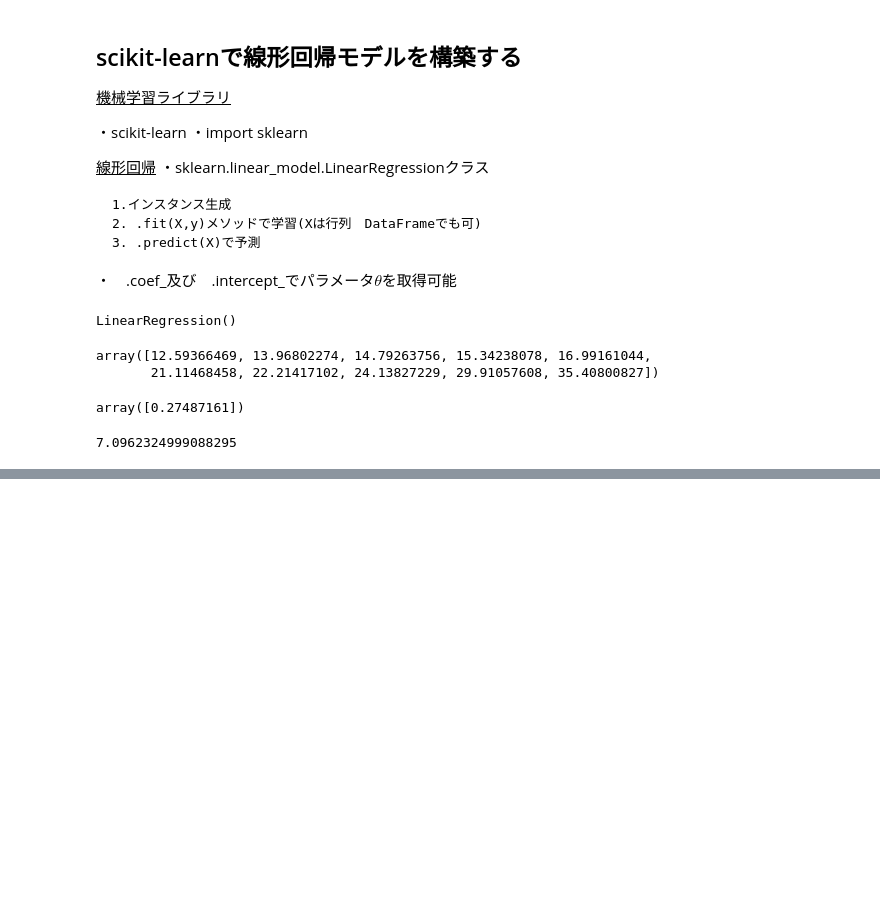
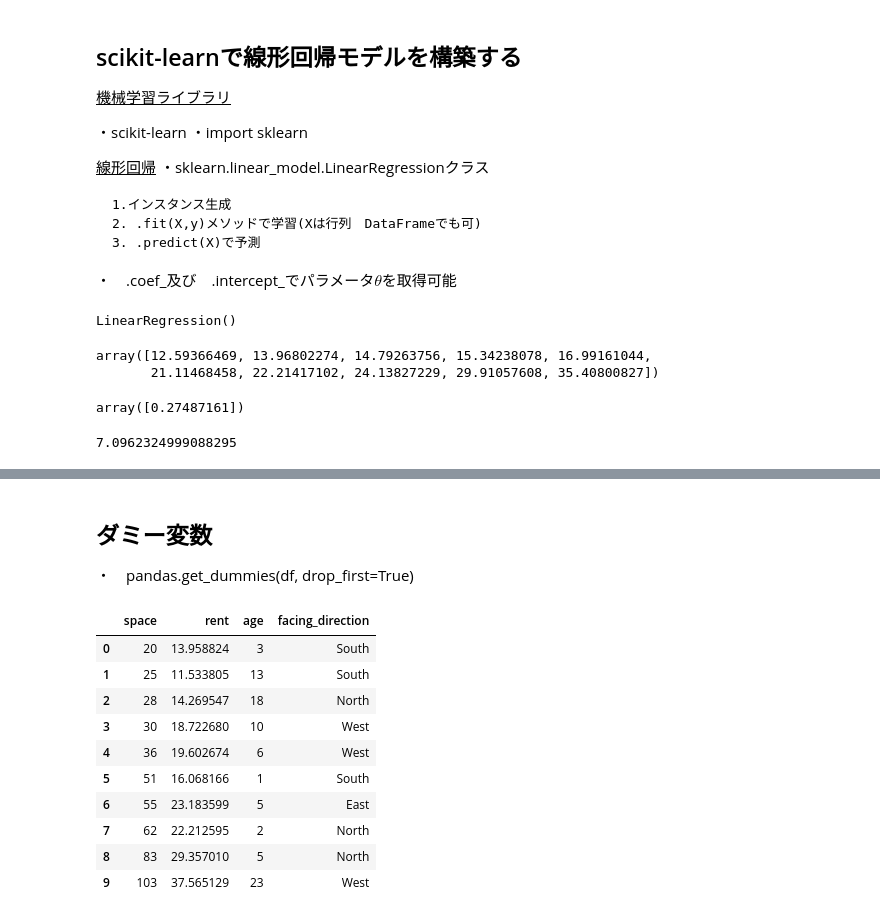
Before and after one commit to meron14725/ds-machine_learning, a Jupyter notebook: work/note.ipynb, the cells around one changed output, grey strips where cells are left out. Drawn from its saved outputs; the diff is of its cells as text; code cells hidden in the pictures; blank space fills up the shorter version.

```diff
--- a/work/note.ipynb
+++ b/work/note.ipynb
@@ -236,0 +426,20 @@ model.intercept_
+# %% [markdown]
+## ダミー変数
+
+・　pandas.get_dummies(df, drop_first=True)
+# %%
+import pandas as pd
+df = pd.read_csv('data/sample_data3.csv')
+df
+# %% [output]
+|  | space | rent | age | facing_direction |
+| 0 | 20 | 13.958824 | 3 | South |
+| 1 | 25 | 11.533805 | 13 | South |
+| 2 | 28 | 14.269547 | 18 | North |
+| 3 | 30 | 18.722680 | 10 | West |
+| 4 | 36 | 19.602674 | 6 | West |
+| 5 | 51 | 16.068166 | 1 | South |
+| 6 | 55 | 23.183599 | 5 | East |
+| 7 | 62 | 22.212595 | 2 | North |
+| 8 | 83 | 29.357010 | 5 | North |
+| 9 | 103 | 37.565129 | 23 | West |
```
Also changed, not shown: parts of 51 cells of this notebook, 3 other files.
